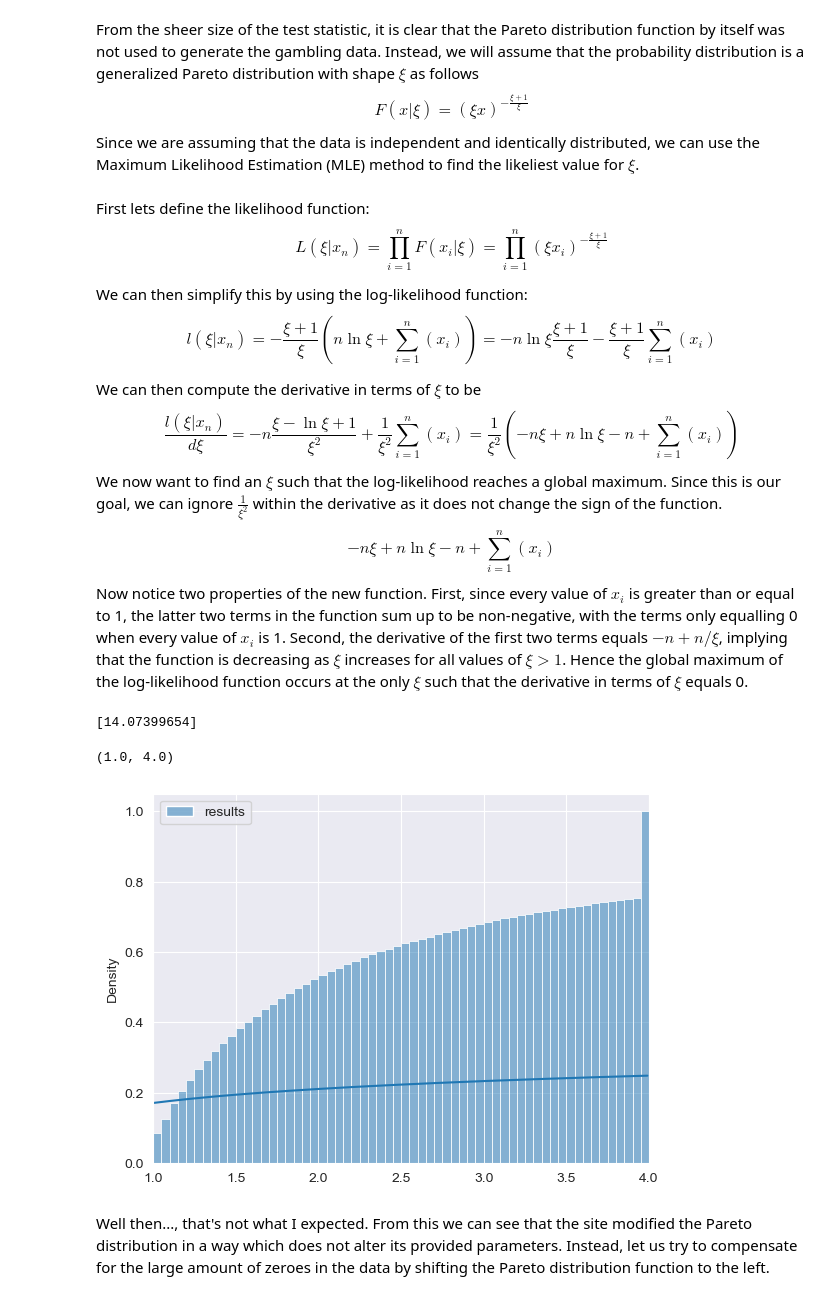
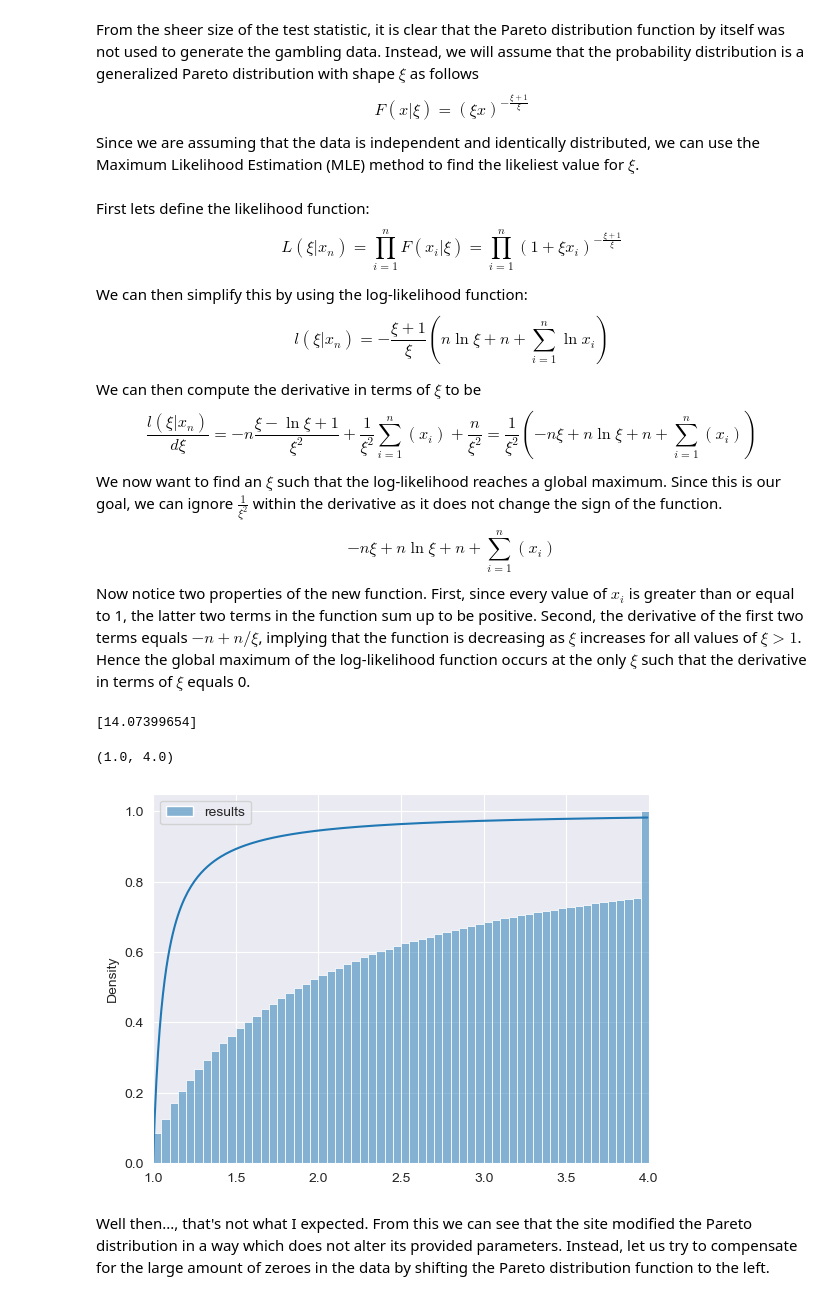
Before and after one commit to agctute/csgocrashedge, a Jupyter notebook: visualizations.ipynb, the cells around one changed output. Saved outputs shown, nothing was run; the diff lists cells and outputs as text; code cells hidden in the pictures.

```diff
--- a/visualizations.ipynb
+++ b/visualizations.ipynb
@@ -110,27 +110,27 @@ Since we are assuming that the data is independent and identically distributed,
 # %% [markdown]
 First lets define the likelihood function:
 $$
-L(\xi | x_n) = \prod_{i=1}^{n} F(x_i | \xi) = \prod_{i=1}^{n} (\xi x_i)^{-\frac{\xi +1}{\xi}}
+L(\xi | x_n) = \prod_{i=1}^{n} F(x_i | \xi) = \prod_{i=1}^{n} (1+\xi x_i)^{-\frac{\xi +1}{\xi}}
 $$
 
 We can then simplify this by using the log-likelihood function:
 $$
-l(\xi | x_n) =  -\frac{\xi +1}{\xi}(n\ln \xi + \sum_{i=1}^{n} (x_i)) = -n\ln \xi \frac{\xi +1}{\xi} - \frac{\xi +1}{\xi}\sum_{i=1}^{n} (x_i)
+l(\xi | x_n) =  -\frac{\xi +1}{\xi}(n\ln \xi + n + \sum_{i=1}^{n} \ln x_i)
 $$
 
 We can then compute the derivative in terms of $\xi$ to be
 $$
-\frac{l(\xi | x_n)}{d\xi} = -n\frac{\xi - \ln \xi + 1}{\xi^2} + \frac{1}{\xi^2} \sum_{i=1}^{n} (x_i) = \frac{1}{\xi^2}(-n\xi + n\ln\xi - n + \sum_{i=1}^{n} (x_i))
+\frac{l(\xi | x_n)}{d\xi} = -n\frac{\xi - \ln \xi + 1}{\xi^2} + \frac{1}{\xi^2} \sum_{i=1}^{n} (x_i) + \frac{n}{\xi^2} = \frac{1}{\xi^2}(-n\xi + n\ln\xi + n + \sum_{i=1}^{n} (x_i))
 $$
 We now want to find an $\xi$ such that the log-likelihood reaches a global maximum. Since this is our goal, we can ignore $\frac{1}{\xi^2}$ within the derivative as it does not change the sign of the function.
 $$
--n\xi + n\ln\xi - n + \sum_{i=1}^{n} (x_i)
+-n\xi + n\ln\xi + n + \sum_{i=1}^{n} (x_i)
 $$
-Now notice two properties of the new function. First, since every value of $x_i$ is greater than or equal to 1, the latter two terms in the function sum up to be non-negative, with the terms only equalling 0 when every value of $x_i$ is 1. Second, the derivative of the first two terms equals $-n + n/\xi$, implying that the function is decreasing as $\xi$ increases for all values of $\xi > 1$. Hence the global maximum of the log-likelihood function occurs at the only $\xi$ such that the derivative in terms of $\xi$ equals 0.
+Now notice two properties of the new function. First, since every value of $x_i$ is greater than or equal to 1, the latter two terms in the function sum up to be positive. Second, the derivative of the first two terms equals $-n + n/\xi$, implying that the function is decreasing as $\xi$ increases for all values of $\xi > 1$. Hence the global maximum of the log-likelihood function occurs at the only $\xi$ such that the derivative in terms of $\xi$ equals 0.
 # %%
 # generalized Pareto distribution given a shape
 def pareto(x, xi):
-    return np.power(xi*x, -(xi+1)/xi)
+    return np.power(1+xi*x, -(xi+1)/xi)
 
 # log-likelihood of a certain shape (xi) given points of data
 def log_likelihood(x, xi):
@@ -140,7 +140,7 @@ def log_likelihood(x, xi):
 
 # derivative of log-likelihood in terms of xi with the first term removed
 def deriv_log_likelihood_truncated(x, xi):
-    return -len(x)*xi + len(x) * np.log(xi) - len(x) + np.sum(x)
+    return -len(x)*xi + len(x) * np.log(xi) + len(x) + np.sum(x)
 # %%
 def func(xi):
     return deriv_log_likelihood_truncated(dat, xi)
@@ -151,14 +151,14 @@ print(best_xi)
 [14.07399654]
 # %%
 def cumulative_pareto(x, xi):
-    return 1 - np.power(xi*x, -1/xi)
+    return 1 - np.power(1+xi*(x-1), -(xi +1)/xi)
 
 sns.histplot(cut_data, kde=False, cumulative=True, stat='density', binwidth=0.05)
 plt.plot(np.arange(1, 4, 0.01), cumulative_pareto(np.arange(1, 4, 0.01), best_xi))
 plt.xlim(1, 4)
 # %% [output]
 (1.0, 4.0)
-[figure, old version]
+[figure, new version]
 # %% [markdown]
 Well then..., that's not what I expected. From this we can see that the site modified the Pareto distribution in a way which does not alter its provided parameters. Instead, let us try to compensate for the large amount of zeroes in the data by shifting the Pareto distribution function to the left.
 # %%
```
Also changed, not shown: parts of 2 cells of this notebook.
